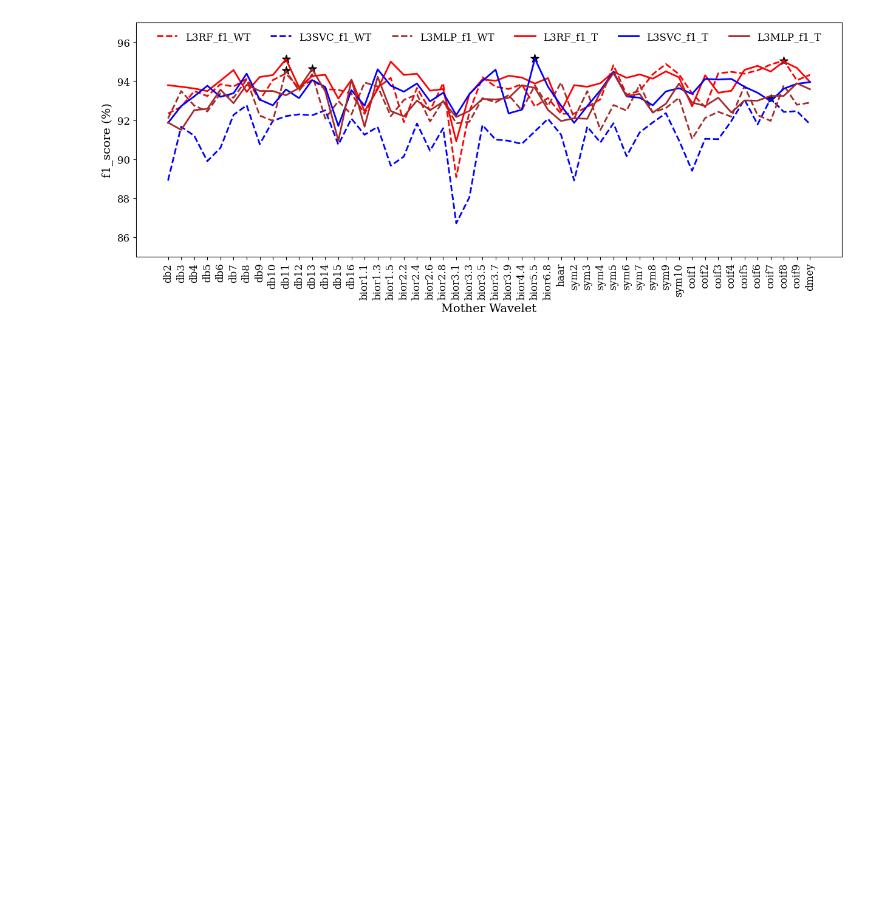
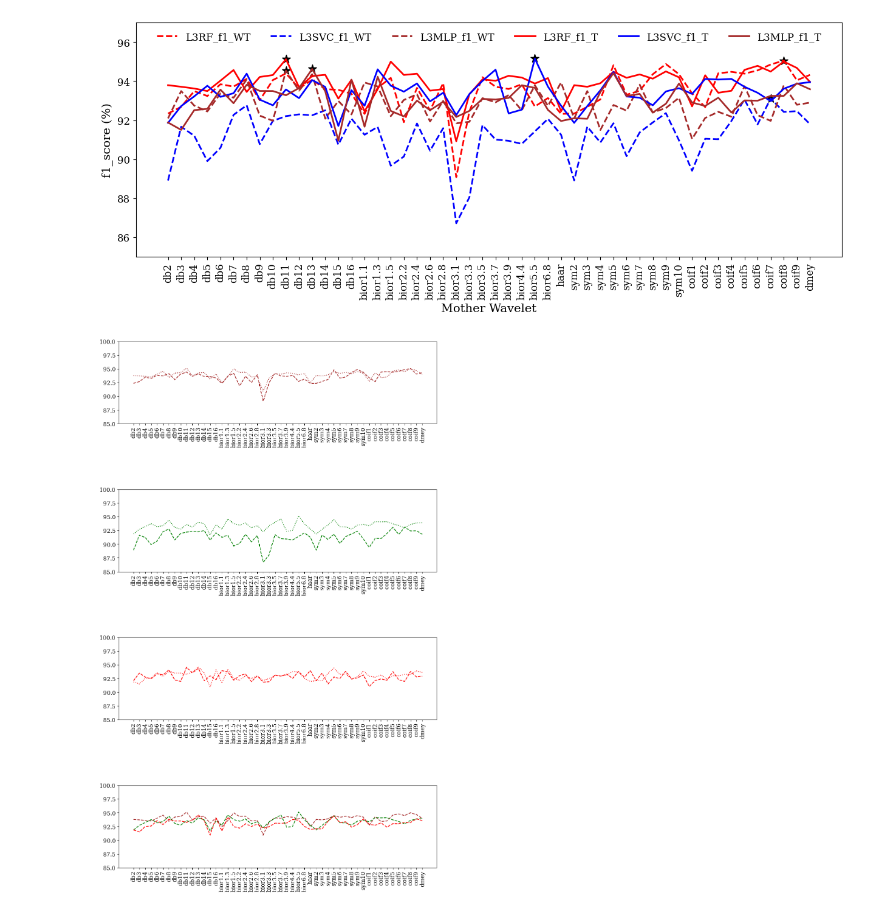
Before and after one commit to AbbasHussain72/Wavelet-featre-extraction-, a Jupyter notebook: current_wavelet_Transform_Technique.ipynb, the cells around one changed output. Drawn from its saved outputs; the diff is of its cells as text; code cells hidden in the pictures; blank space fills up the shorter version.

```diff
--- a/current_wavelet_Transform_Technique.ipynb
+++ b/current_wavelet_Transform_Technique.ipynb
@@ -1361,3 +1338,83 @@ plt.ylim(85,97)
 plt.show()
 # %% [output]
 [figure]
+# %%
+# ploting subplot of tuned vs not tuned models
+#ploting dataframe of f1score
+X = df1['wavelet']
+Y = df1.drop(['wavelet'], axis = 1)
+Y.iloc[:, :] *= 100
+coly = Y.columns
+
+#ploting-----------------------------------------------------------------------
+k = Y[['L3RF_f1_WT','L3SVC_f1_WT','L3MLP_f1_WT','L3RF_f1_T','L3SVC_f1_T','L3MLP_f1_T']]
+
+kcol = k.columns
+
+import matplotlib.pyplot as plt
+
+# Create a figure with 4 subplots arranged vertically
+fig, axs = plt.subplots(nrows=4, ncols=1, figsize=(12, 20))
+plt.rc('font', family='serif ')
+# Plot data in each subplot
+axs[0].plot(X, k['L3RF_f1_WT'],'brown', linestyle = '--')
+axs[0].plot(X, k['L3RF_f1_T'],'brown',linestyle = ':')
+
+axs[1].plot(X, k['L3SVC_f1_WT'],'green', linestyle = '--')
+axs[1].plot(X, k['L3SVC_f1_T'],'green',linestyle = ':')
+
+axs[2].plot(X, k['L3MLP_f1_WT'],'red', linestyle = '--')
+axs[2].plot(X, k['L3MLP_f1_T'],'red',linestyle = ':')
+
+axs[3].plot(X, k['L3RF_f1_T'],'brown', linestyle = '--')
+axs[3].plot(X, k['L3SVC_f1_T'],'green',linestyle = '--')
+axs[3].plot(X, k['L3MLP_f1_T'],'red',linestyle = '--')
+
+# set the axis limit
+# axs[0,0].set_xlim(0,15)
+# axs[0,1].set_xlim(0,15)
+# axs[1,0].set_xlim(0,15)
+# axs[1,0].set_xlim(0,15)
+axs[0].set_ylim(85,100)
+axs[1].set_ylim(85,100)
+axs[2].set_ylim(85,100)
+axs[3].set_ylim(85,100)
+
+# set label
+# axs[0].set_xlabel('Time (sec)', fontsize=14)
+# axs[0].set_ylabel('X-axis', fontsize=14)
+# axs[1].set_xlabel('Time (sec)', fontsize=14)
+# axs[1].set_ylabel('Y-axis', fontsize=14)
+# axs[2].set_xlabel('Time (sec)', fontsize=14)
+# axs[2].set_ylabel('Z-axis', fontsize=14)
+
+# set font size of tick labels
+axs[0].tick_params(axis='both', labelsize=12)
+axs[0].set_xticklabels(X, rotation=90)
+axs[1].tick_params(axis='both', labelsize=12)
+axs[1].set_xticklabels(X, rotation=90)
+axs[2].tick_params(axis='both', labelsize=12)
+axs[2].set_xticklabels(X, rotation=90)
+axs[3].tick_params(axis='both', labelsize=12)
+axs[3].set_xticklabels(X, rotation=90)
+
+# remove grid lines from subplot
+# axs[0].grid(False)
+# axs[1].grid(False)
+# axs[2].grid(False)
+
+# Set the overall title of the figure
+#fig.suptitle('Three subplots', fontsize=16)
+
+# Adjust the spacing between subplots
+plt.subplots_adjust(hspace=0.8)
+
+# Show the plot
+plt.show()
+
+# Save the plot in TIFF format with a resolution of 300 pixels and transparent background
+# plt.savefig('plotsample.tiff', dpi=300, format='tiff', transparent=True)
+
+plt.clf()
+# %% [output]
+[figure, added]
```
Also changed, not shown: parts of 13 cells of this notebook.
